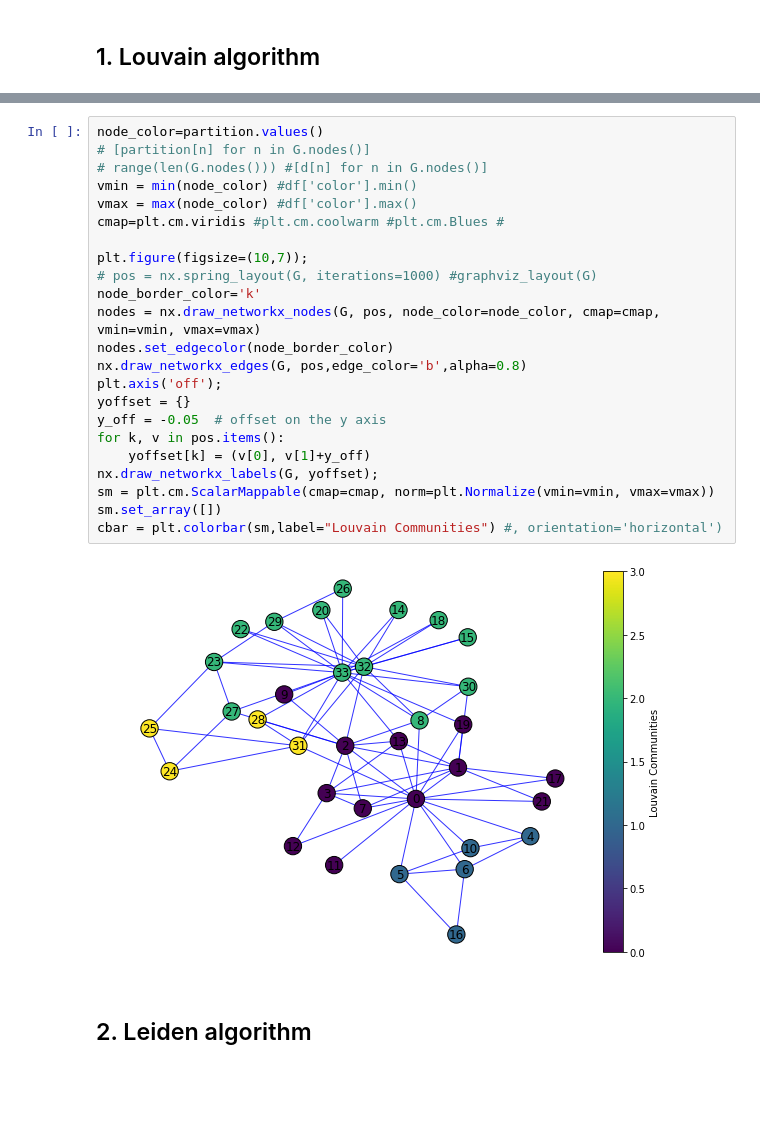
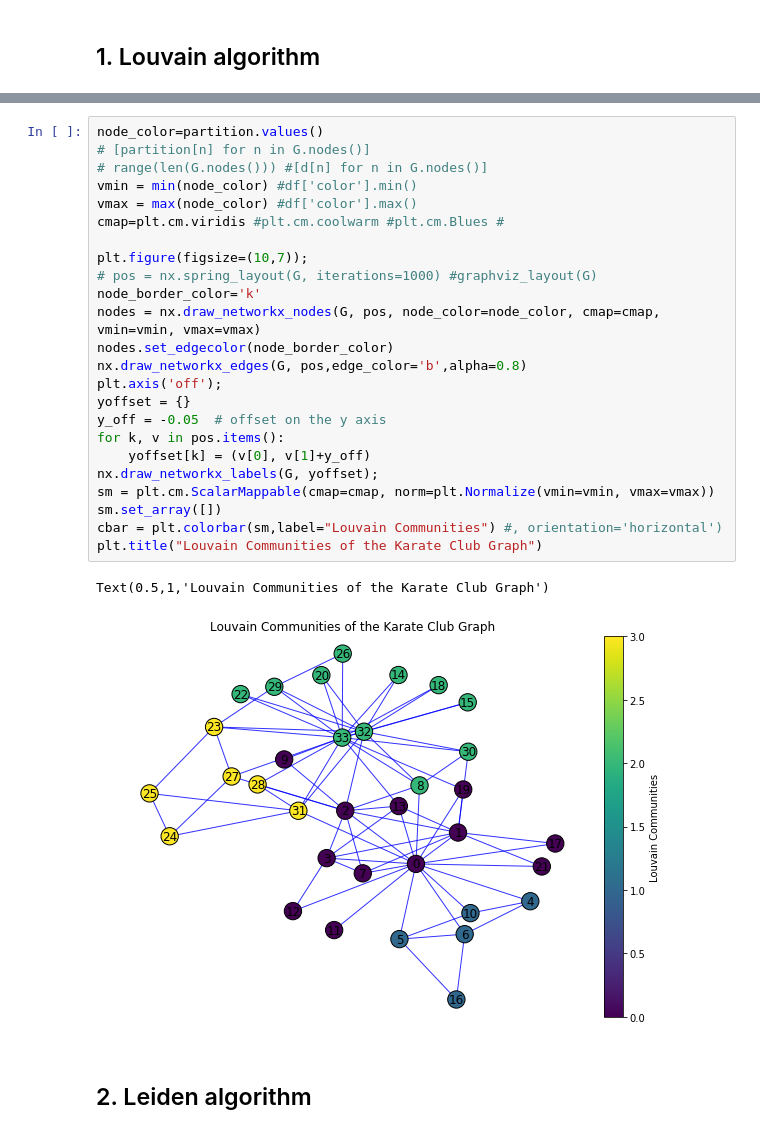
Before and after one commit to mboudour/RobotNets, a Jupyter notebook: Communities.ipynb, the cells around one changed output, grey strips where cells are left out. Saved outputs shown, nothing was run; the diff lists cells and outputs as text; blank space fills up the shorter version.

```diff
--- a/Communities.ipynb
+++ b/Communities.ipynb
@@ -76,28 +107,30 @@ Community 3 with 4 nodes: [24, 25, 28, 31]
 # %%
 node_color=partition.values()
 # [partition[n] for n in G.nodes()]
 # range(len(G.nodes())) #[d[n] for n in G.nodes()]
 vmin = min(node_color) #df['color'].min()
 vmax = max(node_color) #df['color'].max()
 cmap=plt.cm.viridis #plt.cm.coolwarm #plt.cm.Blues #
 
 plt.figure(figsize=(10,7));
 # pos = nx.spring_layout(G, iterations=1000) #graphviz_layout(G)
 node_border_color='k'
 nodes = nx.draw_networkx_nodes(G, pos, node_color=node_color, cmap=cmap, vmin=vmin, vmax=vmax)
 nodes.set_edgecolor(node_border_color)
 nx.draw_networkx_edges(G, pos,edge_color='b',alpha=0.8)
 plt.axis('off');
 yoffset = {}
 y_off = -0.05  # offset on the y axis
 for k, v in pos.items():
     yoffset[k] = (v[0], v[1]+y_off)
 nx.draw_networkx_labels(G, yoffset);
 sm = plt.cm.ScalarMappable(cmap=cmap, norm=plt.Normalize(vmin=vmin, vmax=vmax))
 sm.set_array([])
 cbar = plt.colorbar(sm,label="Louvain Communities") #, orientation='horizontal')
+plt.title("Louvain Communities of the Karate Club Graph")
 # %% [output]
+Text(0.5,1,'Louvain Communities of the Karate Club Graph')
-[figure, old version]
+[figure, new version]
 # %% [markdown]
 ## 2. Leiden algorithm
 # %%
```
Also changed, not shown: parts of 32 cells of this notebook.
